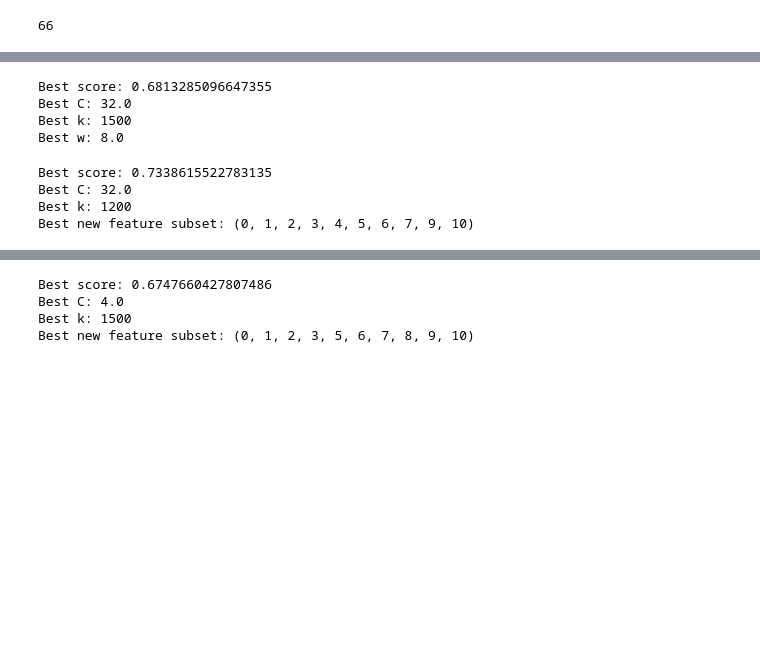
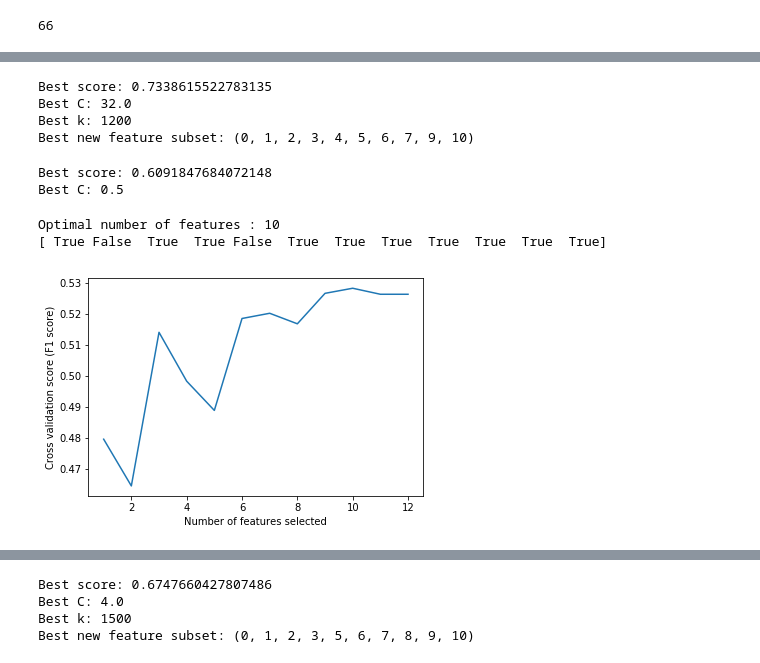
Before and after one commit to creationspirit/TAR-Early-Depression-Detection, a Jupyter notebook: TAR-Early-Depression-Detection.ipynb, the cells around one changed output, grey strips where cells are left out. Drawn from its saved outputs; the diff is of its cells as text; code cells hidden in the pictures; blank space fills up the shorter version.

```diff
--- a/TAR-Early-Depression-Detection.ipynb
+++ b/TAR-Early-Depression-Detection.ipynb
@@ -735,7 +761,7 @@ avg / total     0.8946    0.8793    0.8854       406
 # %%
 print("Building for evaluation: BASELINE SVM")
 
-model = LinearSVC(class_weight='balanced', C=2.0)
+model = LinearSVC(class_weight='balanced', C=8.0)
 
 chi2_selector = SelectKBest(chi2, k=1500)
 X_kbest_train = chi2_selector.fit_transform(X_train, y_train)
@@ -759,8 +785,8 @@ avg / total     0.8978    0.8571    0.8706       406
 # %%
 print("Voting classifier for baselines (SVM + LR)")
 
-model1 = LogisticRegression(class_weight='balanced', C=32.0, penalty='l1')
-model2 = SVC(class_weight='balanced', kernel='linear', C=2.0, probability=True)
+model1 = LogisticRegression(class_weight='balanced', C=16.0, penalty='l1')
+model2 = SVC(class_weight='balanced', kernel='linear', C=8.0, probability=True)
 model = VotingClassifier(estimators=[('lr', model1), ('svm', model2)], voting='soft')
 
 chi2_selector = SelectKBest(chi2, k=1500)
@@ -784,23 +810,3 @@ avg / total     0.8849    0.8867    0.8858       406
-# %%
-#Debug CV
-C_range = 2. ** np.arange(-1, 11)
-#k_range = np.arange(10, 3000, 300)
-#C_range = [0.01, 0.1, 1, 10, 100]
-k_range = [1200, 1500]
-weights = 2. ** np.arange(0, 7)
-
-#best_feature_set vraća kao tuple indexa u listi new_features (gore)
-best_score, best_k, best_C, best_w = debug_cross_validate_model('SVM', X_all_train, y_train, C_range, k_range, 4, weights)
-
-print("Best score: " + str(best_score))
-print("Best C: " + str(best_C))
-print("Best k: " + str(best_k))
-print("Best w: " + str(best_w))
-# %% [output]
-Best score: 0.6813285096647355
-Best C: 32.0
-Best k: 1500
-Best w: 8.0
 # %%
 #Cross validation of SVM
 C_range = 2. ** np.arange(-1, 9)
@@ -826,3 +832,57 @@ Best score: 0.7338615522783135
 Best C: 32.0
 Best k: 1200
 Best new feature subset: (0, 1, 2, 3, 4, 5, 6, 7, 9, 10)
+# %%
+final_training = [X_times_train, X_sentence_len_train_scaled, X_sem_feat_train_scaled,
+                      X_post_cnt_train_scaled, X_sentiment_train_scaled, X_subjectivity_train_scaled,
+                      X_fp_pronouns_train_scaled, X_tp_pronouns_train_scaled, X_absolutisms_train_scaled,
+                      X_pos_tags_train_scaled, X_lexicon_sizes_train_scaled, X_post_lengths_train_scaled,
+                      X_post_freq_train_scaled]
+
+final_testing = [X_times_test, X_sentence_len_test_scaled, X_sem_feat_test_scaled,
+                      X_post_cnt_test_scaled, X_sentiment_test_scaled, X_subjectivity_test_scaled,
+                      X_fp_pronouns_test_scaled, X_tp_pronouns_test_scaled, X_absolutisms_test_scaled,
+                      X_pos_tags_test_scaled, X_lexicon_sizes_test_scaled, X_post_lengths_test_scaled,
+                      X_post_freq_test_scaled]
+
+reduced_training = [X_sentence_len_train_scaled, X_sem_feat_train_scaled[:,:3],
+                      X_sentiment_train_scaled, X_subjectivity_train_scaled,
+                      X_fp_pronouns_train_scaled, X_tp_pronouns_train_scaled, X_absolutisms_train_scaled,
+                      X_lexicon_sizes_train_scaled, X_post_lengths_train_scaled,
+                      X_post_freq_train_scaled]
+
+reduced_testing = [X_sentence_len_test_scaled, X_sem_feat_test_scaled[:,:3],
+                    X_sentiment_test_scaled, X_subjectivity_test_scaled,
+                      X_fp_pronouns_test_scaled, X_tp_pronouns_test_scaled, X_absolutisms_test_scaled,
+                      X_lexicon_sizes_test_scaled, X_post_lengths_test_scaled,
+                      X_post_freq_test_scaled]
+# %%
+#malo igranje
+C_range = 2. ** np.arange(-1, 9)
+k_range = [1000, 1500, 'all']
+
+best_score, best_C = cross_validate_new_features('LR', np.hstack(final_training), y_train, C_range, 5, regularization='l1')
+
+print("Best score: " + str(best_score))
+print("Best C: " + str(best_C))
+# %% [output]
+Best score: 0.6091847684072148
+Best C: 0.5
+# %%
+estimator = LogisticRegression(class_weight='balanced', C=1.0, penalty='l1')
+selector = RFECV(estimator, step=1, cv=StratifiedKFold(5), scoring=make_scorer(f1_score, average='macro', labels=[1]))
+X_train_new = selector.fit_transform(np.hstack(reduced_training), y_train)
+X_test_new = selector.transform(np.hstack(reduced_testing))
+print("Optimal number of features : %d" % selector.n_features_)
+print(selector.support_)
+
+# Plot number of features VS. cross-validation scores
+plt.figure()
+plt.xlabel("Number of features selected")
+plt.ylabel("Cross validation score (F1 score)")
+plt.plot(range(1, len(selector.grid_scores_) + 1), selector.grid_scores_)
+plt.show()
+# %% [output]
+Optimal number of features : 10
+[ True False  True  True False  True  True  True  True  True  True  True]
+[figure, added]
```
Also changed, not shown: parts of 21 cells of this notebook.
